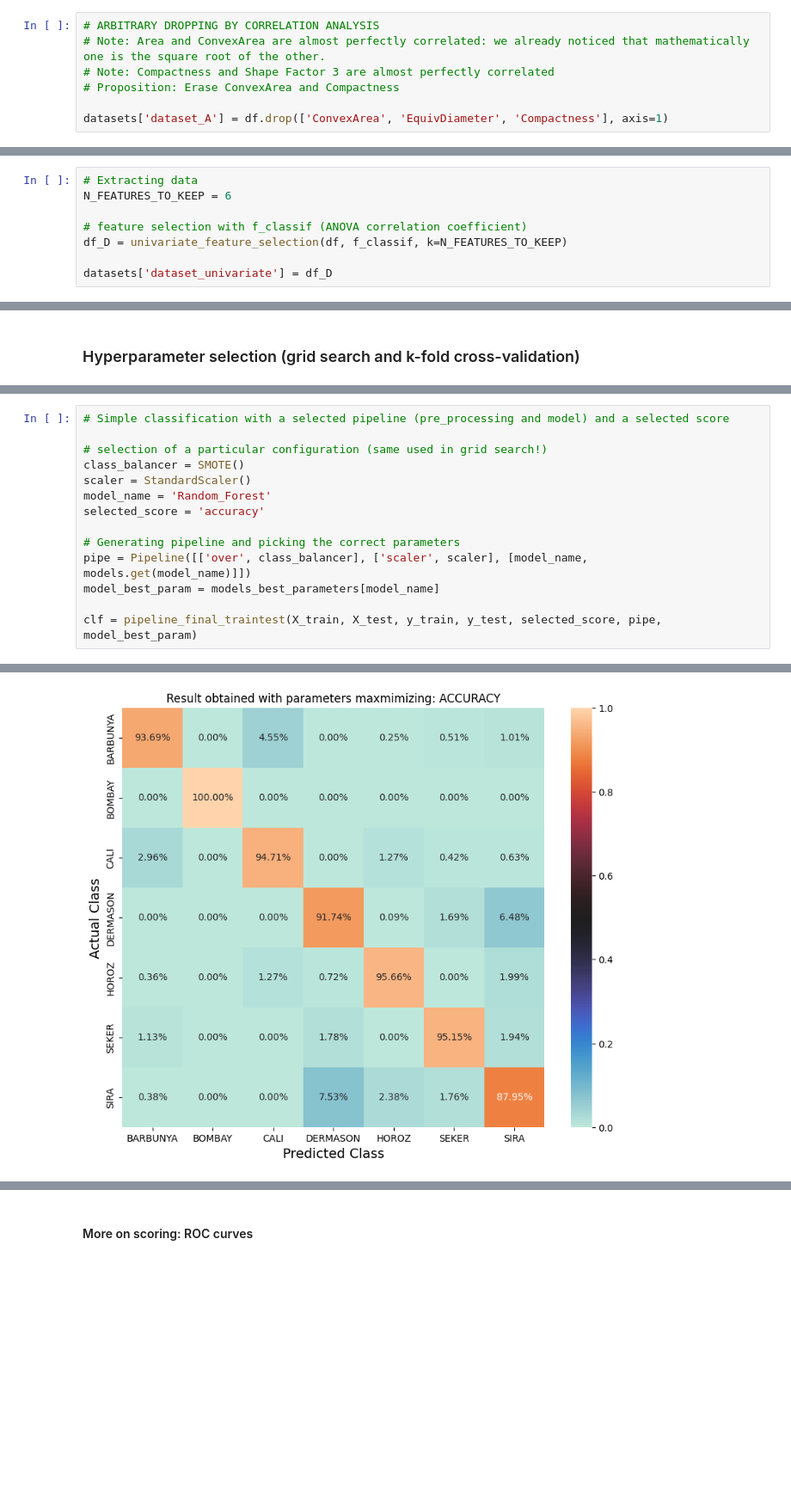
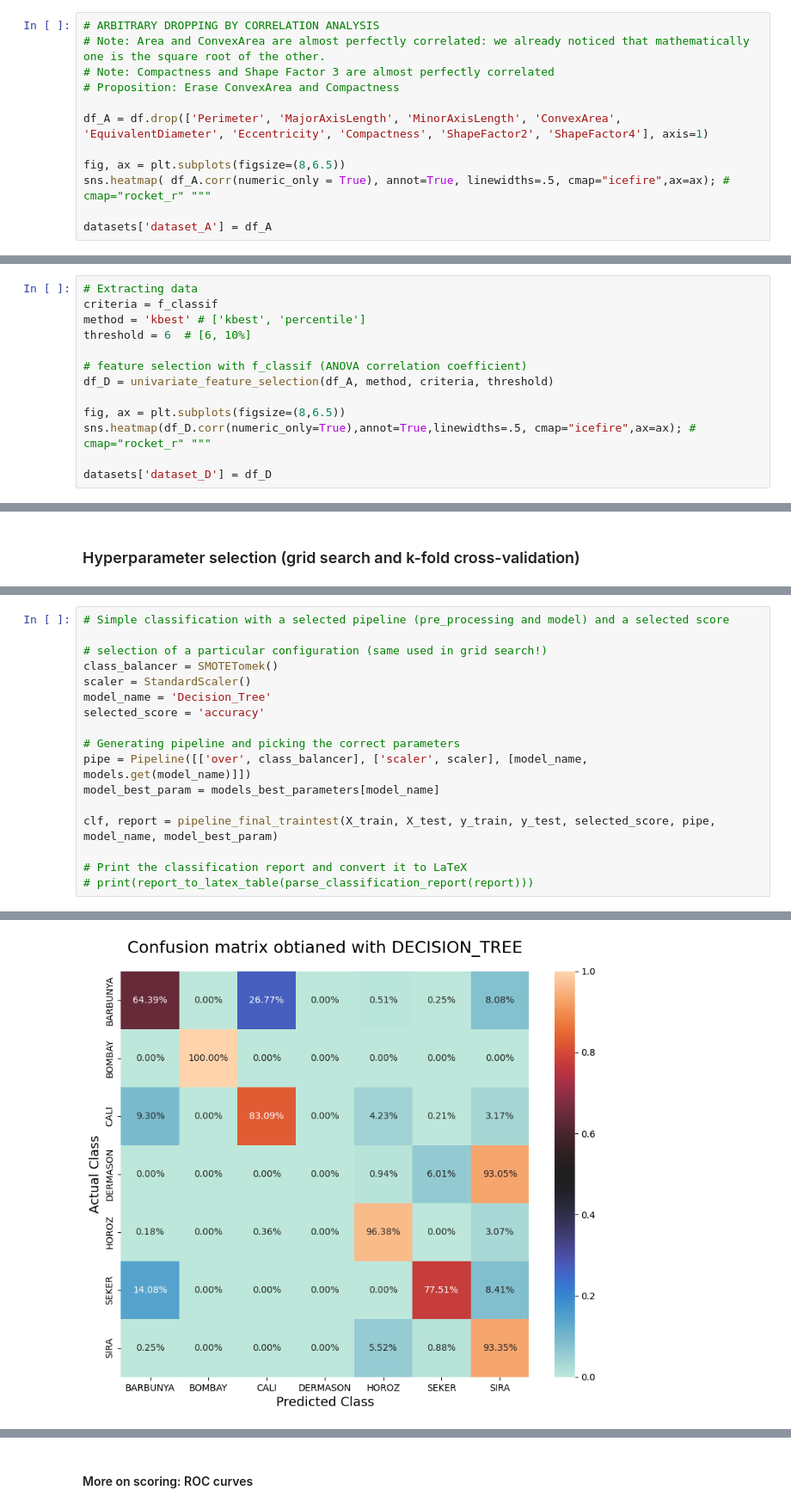
Before and after one commit to samuponz/drybeans, a Jupyter notebook: dry_beans_main.ipynb, the cells around one changed output, grey strips where cells are left out. Shown at 86% size. Cells and saved outputs as stored; diff of their text form; blank space fills up the shorter version.

```diff
--- a/dry_beans_main.ipynb
+++ b/dry_beans_main.ipynb
@@ -504,4 +556,9 @@ datasets['dataset_raw'] = df
 # Note: Compactness and Shape Factor 3 are almost perfectly correlated
 # Proposition: Erase ConvexArea and Compactness
 
-datasets['dataset_A'] = df.drop(['ConvexArea', 'EquivDiameter', 'Compactness'], axis=1)
+df_A = df.drop(['Perimeter', 'MajorAxisLength', 'MinorAxisLength', 'ConvexArea', 'EquivalentDiameter', 'Eccentricity', 'Compactness', 'ShapeFactor2', 'ShapeFactor4'], axis=1)
+
+fig, ax = plt.subplots(figsize=(8,6.5))
+sns.heatmap( df_A.corr(numeric_only = True), annot=True, linewidths=.5, cmap="icefire",ax=ax); # cmap="rocket_r" """
+
+datasets['dataset_A'] = df_A
@@ -626,10 +687,15 @@ df_C.describe()
 # %% [markdown]
 #### D) Univariate feature selection
-# %%
-# Extracting data
-N_FEATURES_TO_KEEP = 6
-
-# feature selection with f_classif (ANOVA correlation coefficient)
-df_D = univariate_feature_selection(df, f_classif, k=N_FEATURES_TO_KEEP)
-
-datasets['dataset_univariate'] = df_D
+# %%
+# Extracting data
+criteria = f_classif
+method = 'kbest' # ['kbest', 'percentile']
+threshold = 6  # [6, 10%]
+
+# feature selection with f_classif (ANOVA correlation coefficient)
+df_D = univariate_feature_selection(df_A, method, criteria, threshold)
+
+fig, ax = plt.subplots(figsize=(8,6.5))
+sns.heatmap(df_D.corr(numeric_only=True),annot=True,linewidths=.5, cmap="icefire",ax=ax); # cmap="rocket_r" """
+
+datasets['dataset_D'] = df_D
@@ -933,16 +1013,19 @@ It is possible to select one among these scores:
 # Simple classification with a selected pipeline (pre_processing and model) and a selected score
 
 # selection of a particular configuration (same used in grid search!)
-class_balancer = SMOTE()
+class_balancer = SMOTETomek()
 scaler = StandardScaler()
-model_name = 'Random_Forest'
+model_name = 'Decision_Tree'
 selected_score = 'accuracy'
 
 # Generating pipeline and picking the correct parameters
 pipe = Pipeline([['over', class_balancer], ['scaler', scaler], [model_name, models.get(model_name)]])
 model_best_param = models_best_parameters[model_name]
 
-clf = pipeline_final_traintest(X_train, X_test, y_train, y_test, selected_score, pipe,  model_best_param)
+clf, report = pipeline_final_traintest(X_train, X_test, y_train, y_test, selected_score, pipe, model_name, model_best_param)
+
+# Print the classification report and convert it to LaTeX
+# print(report_to_latex_table(parse_classification_report(report)))
 # %% [output]
  ---> List of the parameters used according to a specific scoring parameter: <---
 
@@ -964 +1047 @@ weighted avg       0.93      0.93      0.93      4063
-[figure, old version]
+[figure, new version]
```
Also changed, not shown: parts of 24 cells of this notebook, 39 other files.
